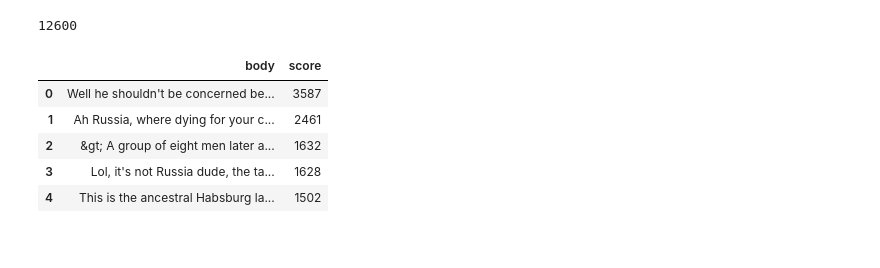
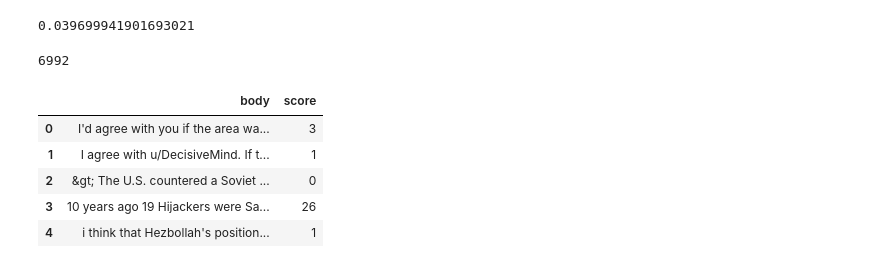
Before and after one commit to congsen1991/MLRedditHiveMind, a Jupyter notebook: reddit_NLP-textblob.ipynb, the cells around one changed output. Saved outputs shown, nothing was run; the diff lists cells and outputs as text; code cells hidden in the pictures.

```diff
--- a/reddit_NLP-textblob.ipynb
+++ b/reddit_NLP-textblob.ipynb
@@ -12,20 +12,10 @@ c = con.cursor()
 df=pd.read_sql("SELECT * FROM worldnews1",con)
 
 
-#store = pd.HDFStore('store.h5')
+#sorting according to post performance
+#df.sort('score',ascending=False,inplace=True)
+#df.reset_index(drop=True,inplace=True)
 
-#figure out how to deal with this, I don't think HDFStore supports unicode format
-'''
-counter=0
-for chunk in pd.read_sql(query,con, chunksize=50000):
-    store.append(str(counter),chunk)
-    counter+=1
-
-print store
-'''
-#sorting according to post performance
-df.sort('score',ascending=False,inplace=True)
-df.reset_index(drop=True,inplace=True)
 data = df.body
 
 def getSubFrameByKeyword(dataframe,keyword):
@@ -297,13 +345,20 @@ df_Israel.head()
+# %%
+#store America data
+pickle.dump(aboutAmerica_df,open('processedData/americaData.pickle','wt'))
+pickle.dump(adj_America,open('processedData/americaAdj.pickle','wt'))
+aboutAmerica_df.targetPol.mean()
+# %% [output]
+0.039699941901693021
 # %%
-#creating Russia dataframe
-df_Russia = getSubFrameByKeyword(df,'Russia')
-print len(df_Russia)
-df_Russia.head()
+#creating ISIS dataframe
+df_ISIS = getSubFrameByKeyword(df,'ISIS')
+print len(df_ISIS)
+df_ISIS.head()
 # %% [output]
-12600
+6992
 |  | body | score |
-| 0 | Well he shouldn't be concerned be... | 3587 |
-| 1 | Ah Russia, where dying for your c... | 2461 |
-| 2 | &gt; A group of eight men later a... | 1632 |
-| 3 | Lol, it's not Russia dude, the ta... | 1628 |
-| 4 | This is the ancestral Habsburg la... | 1502 |
+| 0 | I'd agree with you if the area wa... | 3 |
+| 1 | I agree with u/DecisiveMind. If t... | 1 |
+| 2 | &gt; The U.S. countered a Soviet ... | 0 |
+| 3 | 10 years ago 19 Hijackers were Sa... | 26 |
+| 4 | i think that Hezbollah's position... | 1 |
```
Also changed, not shown: parts of 33 cells of this notebook.
